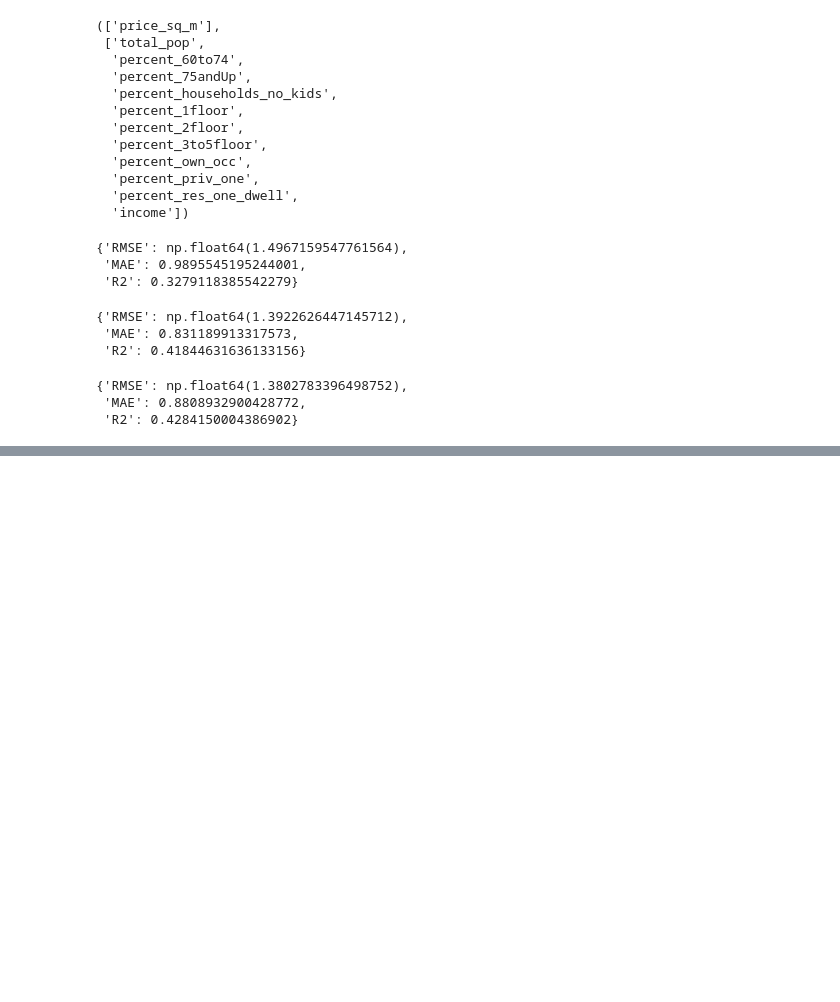
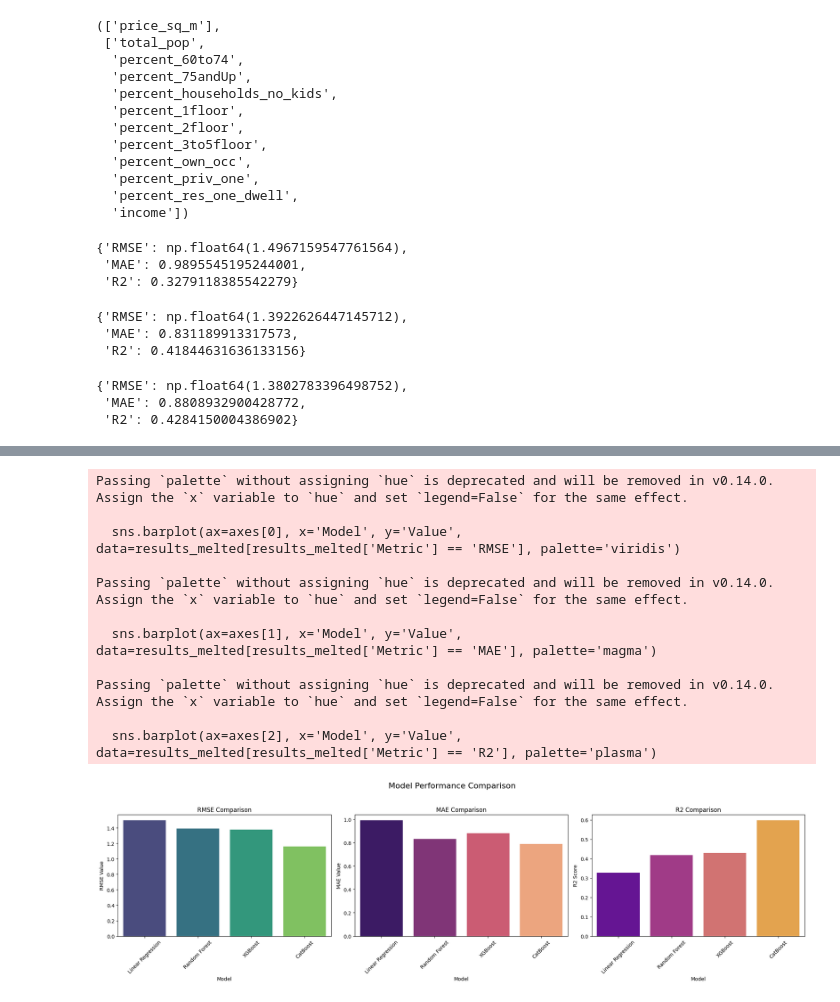
Before and after one commit to lancerowen23/Lifties_Austria, a Jupyter notebook: Lyfties_Modeling/Lyfties_Modeling.ipynb, the cells around one changed output, grey strips where cells are left out. Saved outputs shown, nothing was run; the diff lists cells and outputs as text; code cells hidden in the pictures; blank space fills up the shorter version.

```diff
--- a/Lyfties_Modeling/Lyfties_Modeling.ipynb
+++ b/Lyfties_Modeling/Lyfties_Modeling.ipynb
@@ -319,0 +301,10 @@ plt.gca().spines[['top', 'right']].set_visible(False)
+# %%
+results = {
+    "Linear Regression": linreg_results,
+    "Random Forest": rf_results,
+    "XGBoost": xgb_results,
+    "CatBoost": cb_results
+}
+
+results_df = pd.DataFrame(results).T
+results_df
@@ -319,0 +317,45 @@ plt.gca().spines[['top', 'right']].set_visible(False)
+# %%
+import matplotlib.pyplot as plt
+import seaborn as sns
+
+# Prepare data for plotting (melt the DataFrame)
+results_melted = results_df.reset_index().melt(id_vars='index', var_name='Metric', value_name='Value')
+results_melted = results_melted.rename(columns={'index': 'Model'})
+
+# Create subplots for each metric
+fig, axes = plt.subplots(1, 3, figsize=(20, 6), sharey=False)
+fig.suptitle('Model Performance Comparison', fontsize=16)
+
+# Plot RMSE
+sns.barplot(ax=axes[0], x='Model', y='Value', data=results_melted[results_melted['Metric'] == 'RMSE'], palette='viridis')
+axes[0].set_title('RMSE Comparison')
+axes[0].set_ylabel('RMSE Value')
+axes[0].tick_params(axis='x', rotation=45)
+
+# Plot MAE
+sns.barplot(ax=axes[1], x='Model', y='Value', data=results_melted[results_melted['Metric'] == 'MAE'], palette='magma')
+axes[1].set_title('MAE Comparison')
+axes[1].set_ylabel('MAE Value')
+axes[1].tick_params(axis='x', rotation=45)
+
+# Plot R2
+sns.barplot(ax=axes[2], x='Model', y='Value', data=results_melted[results_melted['Metric'] == 'R2'], palette='plasma')
+axes[2].set_title('R2 Comparison')
+axes[2].set_ylabel('R2 Score')
+axes[2].tick_params(axis='x', rotation=45)
+
+plt.tight_layout(rect=[0, 0.03, 1, 0.95])
+plt.show()
+# %% [output]
+Passing `palette` without assigning `hue` is deprecated and will be removed in v0.14.0. Assign the `x` variable to `hue` and set `legend=False` for the same effect.
+
+  sns.barplot(ax=axes[0], x='Model', y='Value', data=results_melted[results_melted['Metric'] == 'RMSE'], palette='viridis')
+
+Passing `palette` without assigning `hue` is deprecated and will be removed in v0.14.0. Assign the `x` variable to `hue` and set `legend=False` for the same effect.
+
+  sns.barplot(ax=axes[1], x='Model', y='Value', data=results_melted[results_melted['Metric'] == 'MAE'], palette='magma')
+
+Passing `palette` without assigning `hue` is deprecated and will be removed in v0.14.0. Assign the `x` variable to `hue` and set `legend=False` for the same effect.
+
+  sns.barplot(ax=axes[2], x='Model', y='Value', data=results_melted[results_melted['Metric'] == 'R2'], palette='plasma')
+[figure, added]
```
Also changed, not shown: parts of 4 cells of this notebook, 2 other files.
